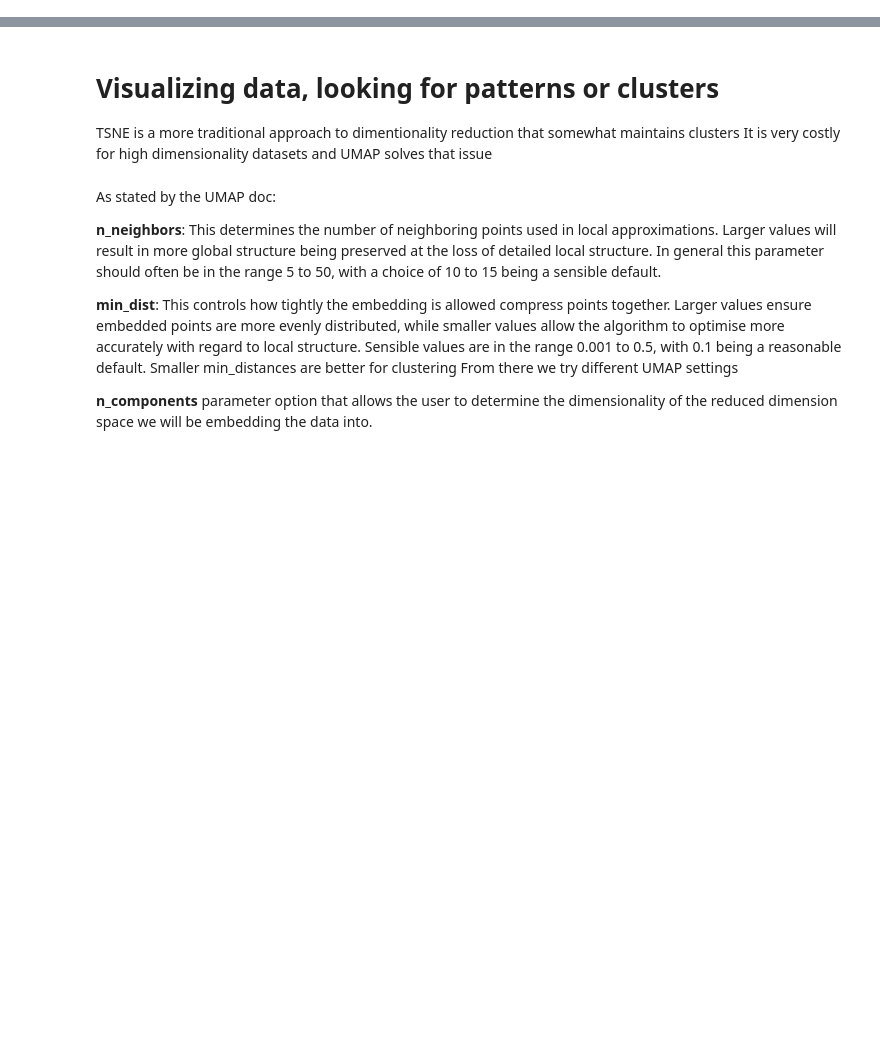
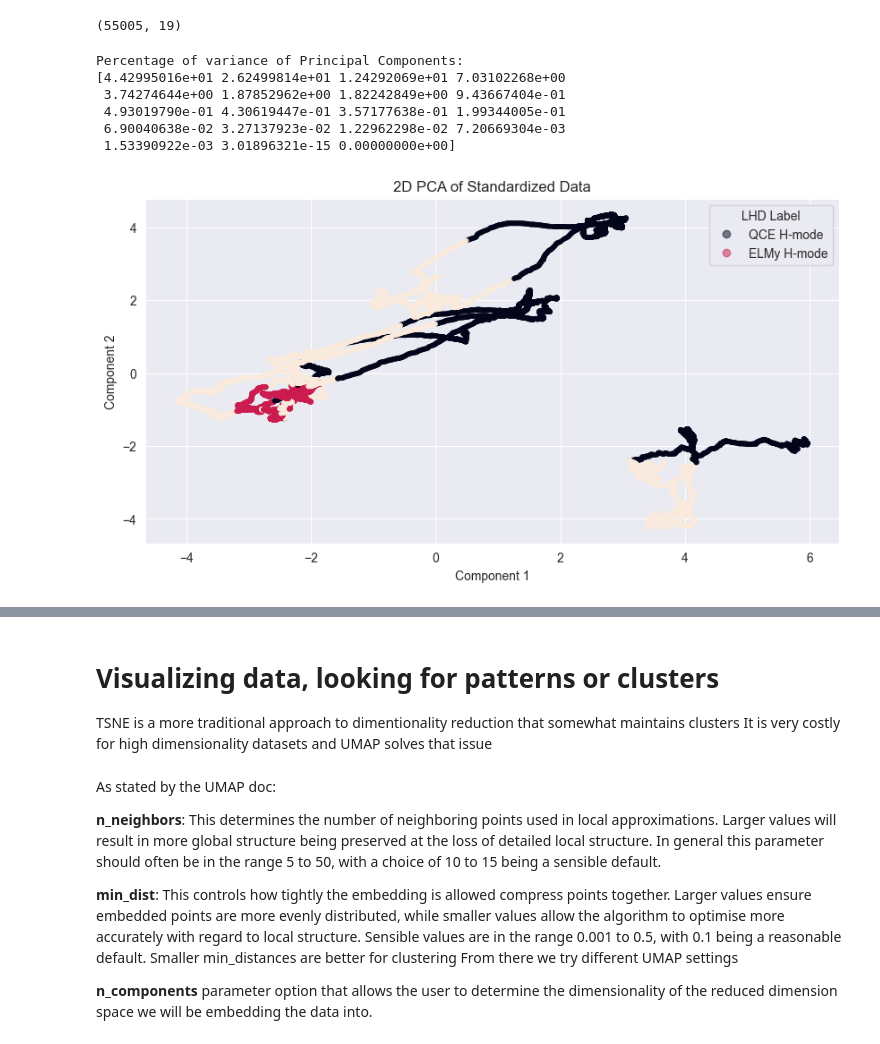
Before and after one commit to Captcha-ML/tokamak-unsupervised, a Jupyter notebook: third_analysis.ipynb, the cells around one changed output, grey strips where cells are left out. Saved outputs shown, nothing was run; the diff lists cells and outputs as text; code cells hidden in the pictures; blank space fills up the shorter version.

```diff
--- a/third_analysis.ipynb
+++ b/third_analysis.ipynb
@@ -39,0 +228,23 @@ column_names
+# %%
+X.shape
+# %% [output]
+(55005, 19)
+# %%
+# Perform PCA
+pca = PCA()
+X_pca = pca.fit_transform(X)
+# %%
+# Print scaled eigenvalues of principal components
+print("Percentage of variance of Principal Components:")
+print(100 * pca.explained_variance_ / pca.explained_variance_.sum())
+# %% [output]
+Percentage of variance of Principal Components:
+[4.42995016e+01 2.62499814e+01 1.24292069e+01 7.03102268e+00
+ 3.74274644e+00 1.87852962e+00 1.82242849e+00 9.43667404e-01
+ 4.93019790e-01 4.30619447e-01 3.57177638e-01 1.99344005e-01
+ 6.90040638e-02 3.27137923e-02 1.22962298e-02 7.20669304e-03
+ 1.53390922e-03 3.01896321e-15 0.00000000e+00]
+# %%
+draw_reduced_space(X_pca[:, :2], y, n_components = 2, title = "2D PCA of Standardized Data")
+# %% [output]
+[figure, added]
```
Also changed, not shown: parts of 33 cells of this notebook.
